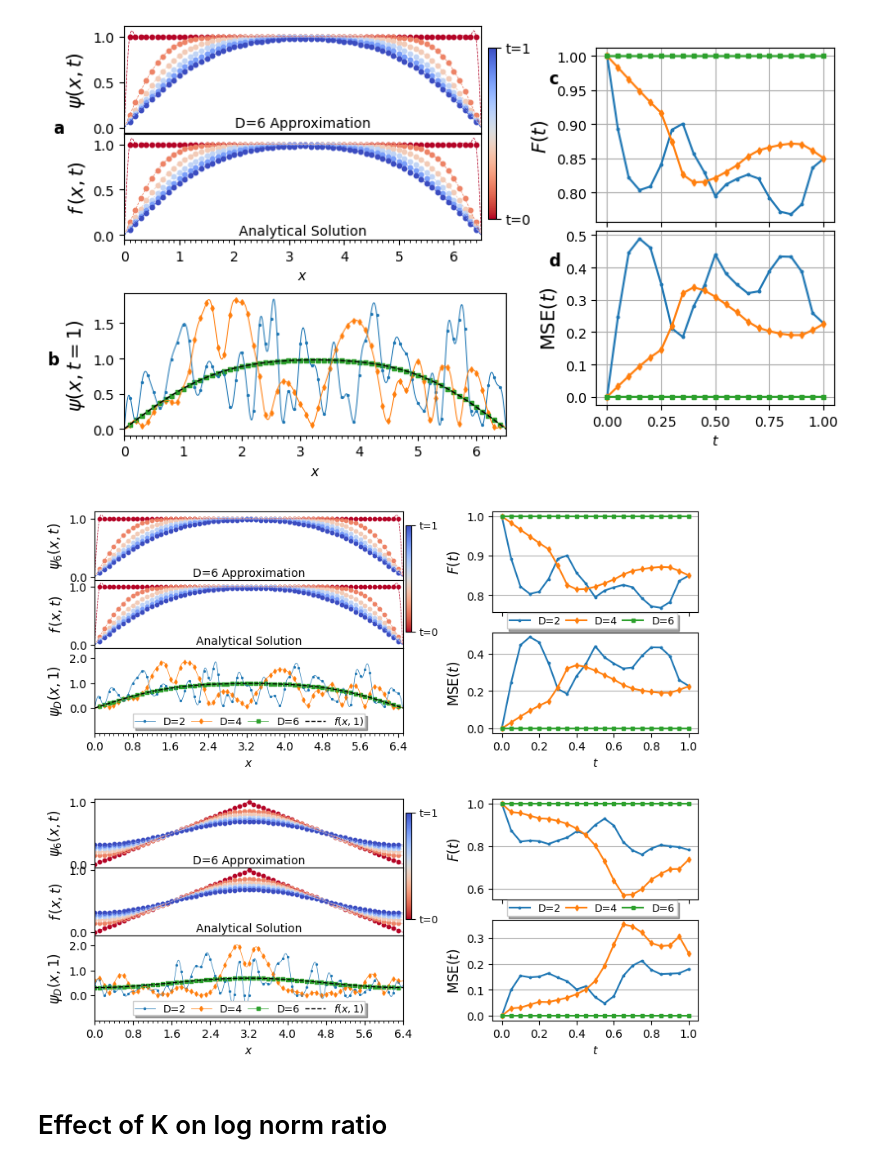
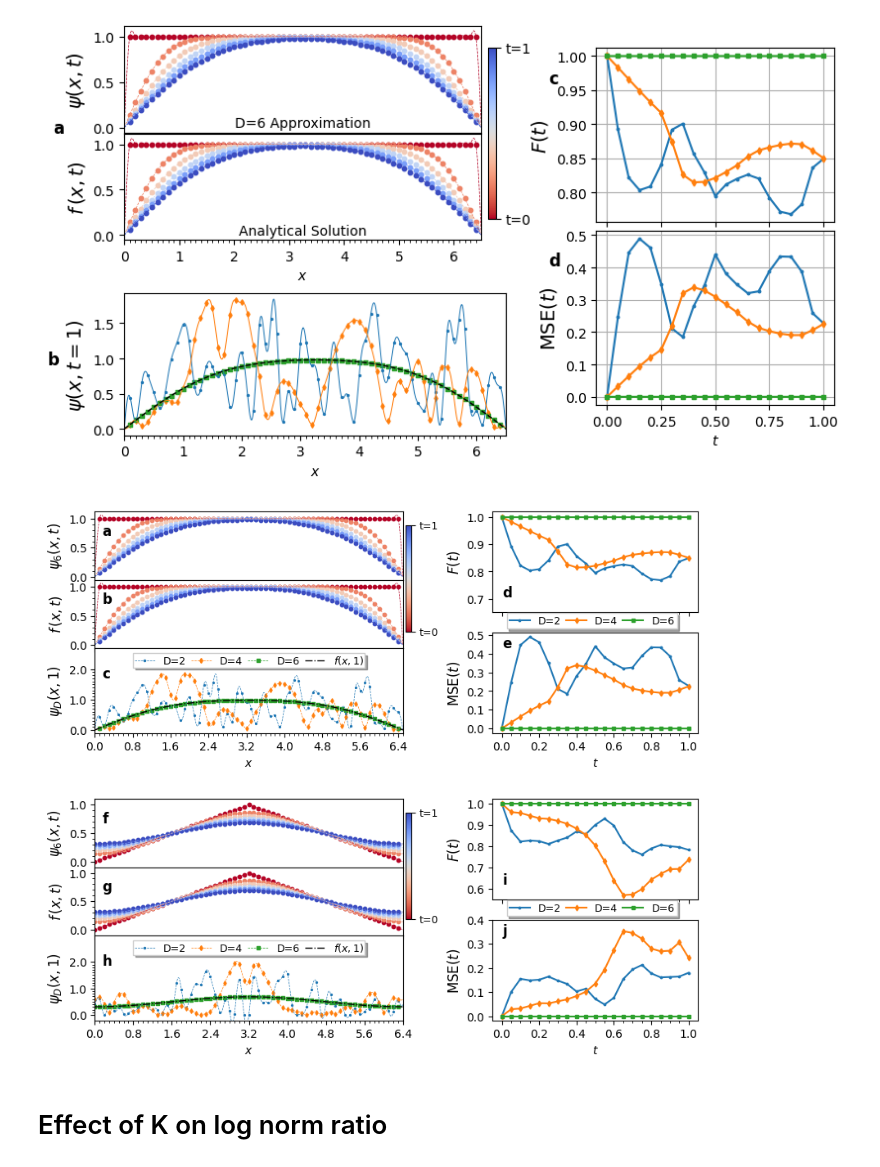
Before and after one commit to KnightShuffler/Quantum-Non-Unitary-Time-Evolution-Public-, a Jupyter notebook: heat_eqn_figs.ipynb, the cells around one changed output. Drawn from its saved outputs; the diff is of its cells as text; code cells hidden in the pictures.

```diff
--- a/heat_eqn_figs.ipynb
+++ b/heat_eqn_figs.ipynb
@@ -166,7 +166,8 @@ squ_fig, tri_fig = fig.subfigures(2,1,height_ratios=[1,1])
 
 subFigs = [squ_fig, tri_fig]
 
-
+_sol_axs = [None]*2
+_stat_axs = [None]*2
 
 for i, expt_data in enumerate(expt_datas):
     subFig = subFigs[i]
@@ -175,6 +176,9 @@ for i, expt_data in enumerate(expt_datas):
 
     sol_axs = sol_fig.subplots(3,1,sharex=True,height_ratios=[1,1,1.25])
     stat_axs = stat_fig.subplots(2,1,sharex=True)
+
+    _sol_axs[i] = sol_axs
+    _stat_axs[i] = stat_axs
 
     plot_1d_evolution(sol_axs[0],
                   expt_data.f0,
@@ -201,8 +205,12 @@ for i, expt_data in enumerate(expt_datas):
     cb.set_ticks([0,expt_data.T])
     cb.set_ticklabels(['t=0', 't=1'],fontsize=9)
 
-    add_text(sol_axs[0],0.5,0.05,f'D={expt_data.D_list[-1]} Approximation',size=10,horizontalalignment='center')
-    add_text(sol_axs[1],0.5,0.05,f'Analytical Solution',size=10,horizontalalignment='center')
+    # add_text(sol_axs[0],0.5,0.05,f'D={expt_data.D_list[-1]} Approximation',size=10,horizontalalignment='center')
+    # add_text(sol_axs[1],0.5,0.05,f'Analytical Solution',size=10,horizontalalignment='center')
+
+    add_text(sol_axs[0],0.025,0.65,chr(ord('a')+(5*i)),size=12,weight='bold')
+    add_text(sol_axs[1],0.025,0.65,chr(ord('b')+(5*i)),size=12,weight='bold')
+    add_text(sol_axs[2],0.025,0.65,chr(ord('c')+(5*i)),size=12,weight='bold')
 
     dense_x = np.arange(0,expt_data.L[0]+expt_data.dx[0]/10,expt_data.dx[0]/10)
     d_ax = sol_axs[-1]
@@ -214,7 +222,7 @@ for i, expt_data in enumerate(expt_datas):
                                     expt_data.periodic_bc_flag[0],
                                     dense_x, expt_data.L[0])
 
-        l, = d_ax.plot(dense_x, iqsol, linewidth=0.5, alpha=1.0)
+        l, = d_ax.plot(dense_x, iqsol, linewidth=0.5, alpha=1.0,linestyle='--')
         d_ax.scatter(sample_x,qsol, marker=plt_markers[Di], color=l.get_color(), s=7, label=f'{D=}')
 
         asol = expt_data.analytical_sol[-1]
@@ -222,17 +230,20 @@ for i, expt_data in enumerate(expt_datas):
                                     expt_data.periodic_bc_flag[0],
                                     dense_x, expt_data.L[0])
 
-    d_ax.plot(dense_x, iasol, label='$f\,(x,1)$', linewidth=1.0, linestyle='--', color='k')
+    d_ax.plot(dense_x, iasol, label='$f\,(x,1)$', linewidth=1.0, linestyle='dashdot', color='k')
 
     sol_axs[1].sharex(sol_axs[0])
+    sol_axs[0].set_yticks(np.arange(0.0,1.01,0.1),minor=True)
+    sol_axs[1].set_yticks(np.arange(0.0,1.01,0.1),minor=True)
+
     d_ax.set_xlim([0.0, expt_data.L[0]])
     d_ax.set_xticks(np.arange(0.0,expt_data.L[0]+expt_data.dx[0],expt_data.dx[0]),minor=True)
     d_ax.set_xticks(np.arange(0.0,expt_data.L[0]+expt_data.dx[0],0.8),minor=False)
     for ax in sol_axs:
         ax.get_yaxis().set_major_formatter(ticker.StrMethodFormatter('{x:0.1f}'))
     d_ax.set_yticks(np.linspace(0.0,ymax:=np.ceil(np.max(expt_data.qite_sols[:,-1,:])),3))
-
-    d_ax.set_ylim([-1.0,ymax+0.4])
+    d_ax.set_yticks(np.arange(0.0,ymax,0.1),minor=True)
+    # d_ax.set_ylim([-1.0,ymax+0.4])
 
 
     sol_axs[0].set_ylabel(f'$\\psi_6(x,t)$',fontsize=12)
@@ -244,12 +255,15 @@ for i, expt_data in enumerate(expt_datas):
     stat_axs[1].set_ylabel(r'MSE$(t)$',fontsize=12)
     stat_axs[1].set_xlabel(r'$t$')
 
+    add_text(stat_axs[0],0.05,0.15,chr(ord('d')+(5*i)),size=12,weight='bold')
+    add_text(stat_axs[1],0.05,0.85,chr(ord('e')+(5*i)),size=12,weight='bold')
+
     for Di,D in enumerate(expt_data.D_list):
         stat_axs[0].plot(times[time_slice], expt_data.stat_data[0,Di,time_slice],marker=plt_markers[Di],markersize=3.5, label=f'{D=}')
         stat_axs[1].plot(times[time_slice], expt_data.stat_data[2,Di,time_slice],marker=plt_markers[Di],markersize=3.5, label=f'{D=}')
 
-    stat_axs[0].grid(True,axis='y')
-    stat_axs[1].grid(True,axis='y')
+    # stat_axs[0].grid(True,axis='y')
+    # stat_axs[1].grid(True,axis='y')
 
     sol_fig.subplots_adjust(hspace=0.0)
     stat_fig.subplots_adjust(hspace=0.1)
@@ -258,43 +272,62 @@ for i, expt_data in enumerate(expt_datas):
     colors = prop_cycle.by_key()['color']
 
     custom_lines = [
-        lines.Line2D([0],[0],linewidth=0.5,marker=plt_markers[0],color=colors[0],markersize=3),
-        lines.Line2D([0],[0],linewidth=0.5,marker=plt_markers[1],color=colors[1],markersize=3),
-        lines.Line2D([0],[0],linewidth=0.5,marker=plt_markers[2],color=colors[2],markersize=3),
-        lines.Line2D([0],[0],linewidth=1.0,linestyle='--',color='k')
+        lines.Line2D([0],[0],linewidth=0.5,marker=plt_markers[0],color=colors[0],markersize=3,linestyle='dashed'),
+        lines.Line2D([0],[0],linewidth=0.5,marker=plt_markers[1],color=colors[1],markersize=3,linestyle='dashed'),
+        lines.Line2D([0],[0],linewidth=0.5,marker=plt_markers[2],color=colors[2],markersize=3,linestyle='dashed'),
+        lines.Line2D([0],[0],linewidth=1.0,linestyle='dashdot',color='k')
     ]
     d_ax.legend(custom_lines, ['D=2','D=4','D=6','$f(x,1)$'],
                 ncols=4,fontsize=9,
-                loc='lower center',
+                loc='upper center',
                 columnspacing=0.5,
                 borderpad=0.1,fancybox=False,shadow=True)
 
     custom_lines = [
         lines.Line2D([0],[0],marker=plt_markers[0],color=colors[0],markersize=3.5),
         lines.Line2D([0],[0],marker=plt_markers[1],color=colors[1],markersize=3.5),
         lines.Line2D([0],[0],marker=plt_markers[2],color=colors[2],markersize=3.5),
     ]
     stat_fig.legend(custom_lines, ['D=2','D=4','D=6'],
                     ncols=3,fontsize=9,
                     loc='center',
                     columnspacing=0.5,borderpad=0.25,
                     fancybox=False,shadow=True)
     # stat_axs[0].legend(loc='lower left',fancybox=False,shadow=True,labelspacing=0.1,fontsize=9,borderpad=0.2)
     # stat_axs[1].legend(loc='upper left',fancybox=False,shadow=True,labelspacing=0.1,fontsize=9,borderpad=0.2)
     # stat_axs[0].set_ylim([fmin:=0.5,1.05])
     # stat_axs[1].set_ylim([-0.01,mmax:=1.0])
     # stat_axs[0].set_yticks(np.linspace(fmin,1.0,6))
     # stat_axs[1].set_yticks(np.linspace(0.0,mmax,5))
     stat_fig.subplots_adjust(hspace=0.2)
 
+    stat_axs[-1].set_xticks(np.linspace(0.0,1.0,21),minor=True)
+
+_stat_axs[0][0].set_ylim([0.65, 1.02])
+_stat_axs[0][0].set_yticks(np.arange(0.7,1.01,0.1))
+_stat_axs[0][1].set_yticks(np.arange(0.0,0.51,0.1))
+_stat_axs[1][0].set_yticks(np.arange(0.6,1.01,0.1))
+_stat_axs[1][1].set_yticks(np.arange(0.0,0.41,0.1))
+
+_sol_axs[0][0].set_yticks([0.0,0.5,1.0])
+_sol_axs[0][1].set_yticks([0.0,0.5,1.0])
+_sol_axs[1][0].set_yticks([0.0,0.5,1.0])
+_sol_axs[1][1].set_yticks([0.0,0.5,1.0])
+
+_sol_axs[1][0].set_ylim([-0.1, 1.1])
+_sol_axs[1][1].set_ylim([-0.1, 1.1])
+
+_sol_axs[0][2].set_ylim([-0.1,2.7])
+_sol_axs[1][2].set_ylim([-0.2,3])
+
 figname='1d_solutions'
 
 plt.savefig(figpath+figname+'.svg',dpi=300, bbox_inches='tight')
 plt.savefig(figpath+figname+'.png',dpi=300, bbox_inches='tight')
 
 plt.show()
 # %% [output]
-[figure, old version]
+[figure, new version]
 # %% [markdown]
 # Effect of K on log norm ratio
 # %%
```
Also changed, not shown: parts of 6 cells of this notebook.
